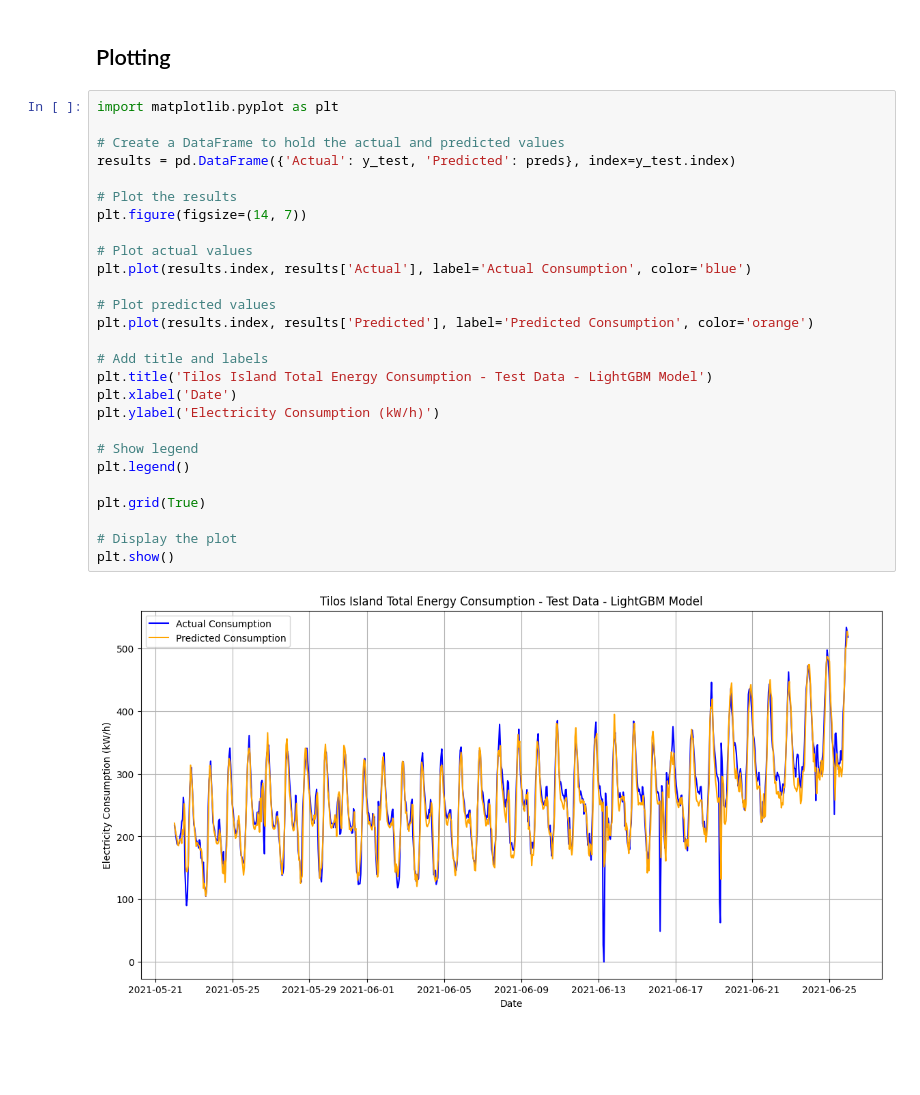
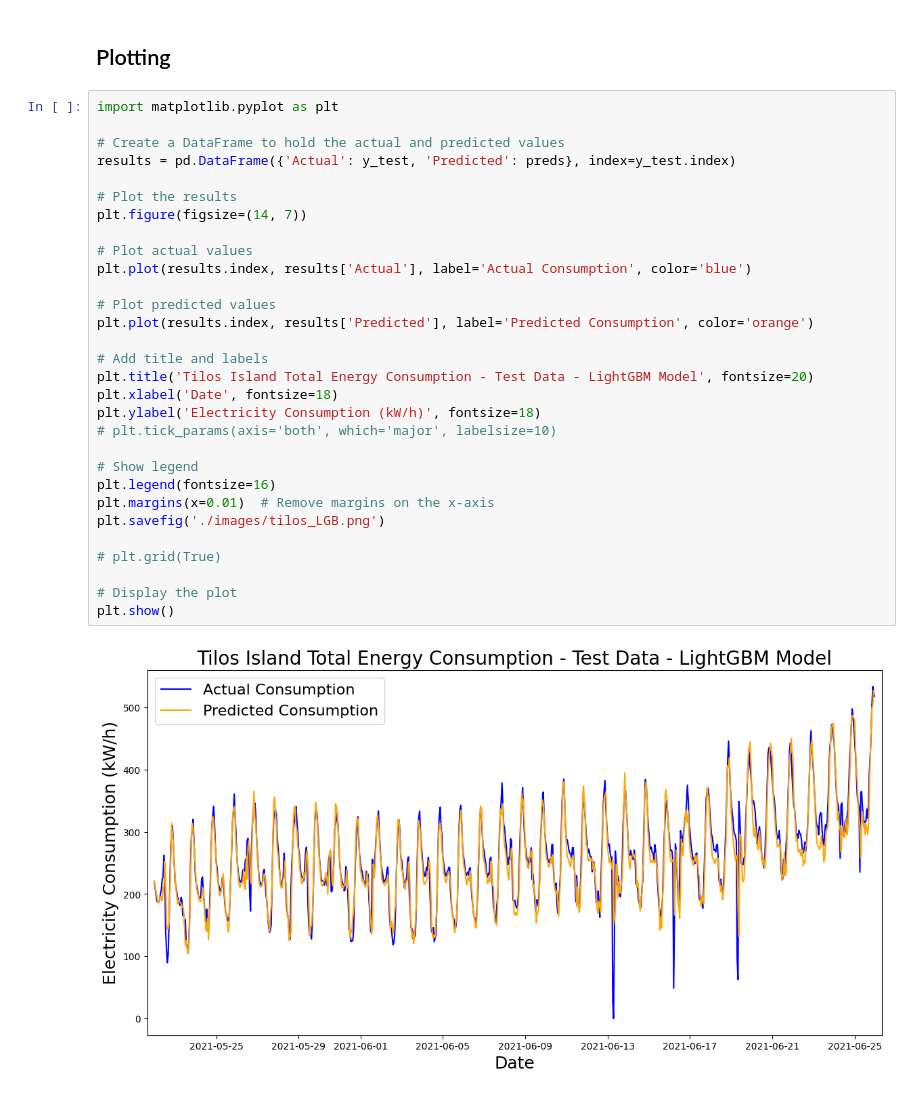
Before and after one commit to Esarant/tilos-fc, a Jupyter notebook: tilos_lgbm.ipynb, the cells around one changed output. Saved outputs shown, nothing was run; the diff lists cells and outputs as text; blank space fills up the shorter version.

```diff
--- a/tilos_lgbm.ipynb
+++ b/tilos_lgbm.ipynb
@@ -109,29 +109,32 @@ Metrics saved to metrics.csv
 # %%
 import matplotlib.pyplot as plt
 
 # Create a DataFrame to hold the actual and predicted values
 results = pd.DataFrame({'Actual': y_test, 'Predicted': preds}, index=y_test.index)
 
 # Plot the results
 plt.figure(figsize=(14, 7))
 
 # Plot actual values
 plt.plot(results.index, results['Actual'], label='Actual Consumption', color='blue')
 
 # Plot predicted values
 plt.plot(results.index, results['Predicted'], label='Predicted Consumption', color='orange')
 
 # Add title and labels
-plt.title('Tilos Island Total Energy Consumption - Test Data - LightGBM Model')
-plt.xlabel('Date')
-plt.ylabel('Electricity Consumption (kW/h)')
+plt.title('Tilos Island Total Energy Consumption - Test Data - LightGBM Model', fontsize=20)
+plt.xlabel('Date', fontsize=18)
+plt.ylabel('Electricity Consumption (kW/h)', fontsize=18)
+# plt.tick_params(axis='both', which='major', labelsize=10)
 
 # Show legend
-plt.legend()
+plt.legend(fontsize=16)
+plt.margins(x=0.01)  # Remove margins on the x-axis
+plt.savefig('./images/tilos_LGB.png')
 
-plt.grid(True)
+# plt.grid(True)
 
 # Display the plot
 plt.show()
 # %% [output]
-[figure, old version]
+[figure, new version]
```
Also changed, not shown: parts of 1 cell of this notebook, 14 other files.
